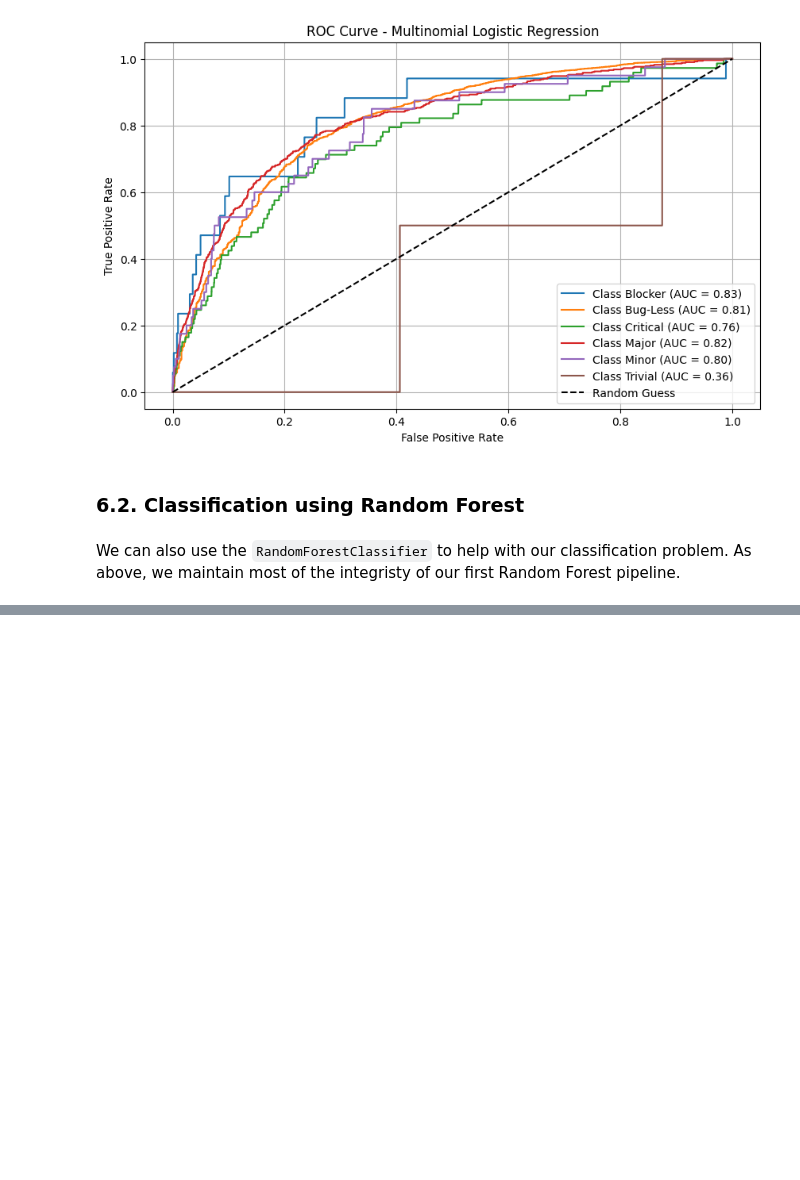
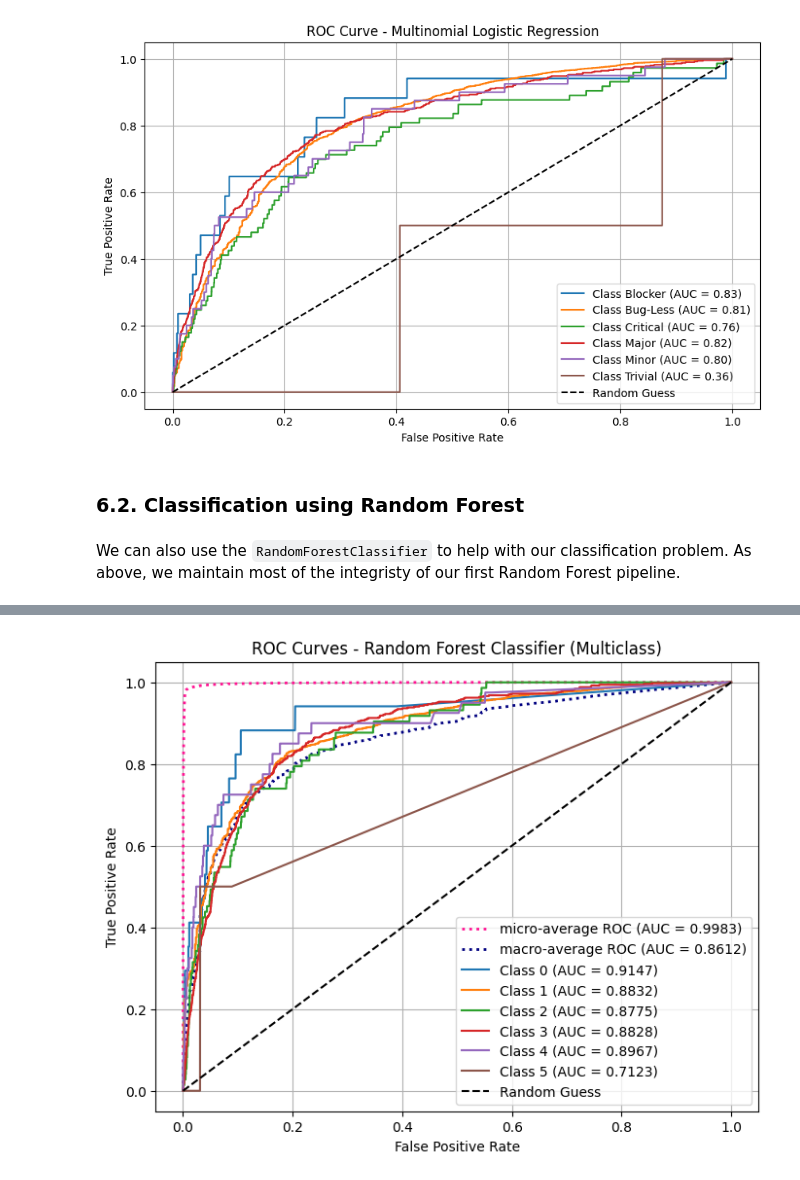
Before and after one commit to NicolasRichard1997/Apache_Hive_Bug_Prediction_ML_Model, a Jupyter notebook: Data_Partion_Trainning.ipynb, the cells around one changed output, grey strips where cells are left out. Saved outputs shown, nothing was run; the diff lists cells and outputs as text; code cells hidden in the pictures; blank space fills up the shorter version.

Commit message:
Finished Execution ofTrainninf Notebook

```diff
--- a/Data_Partion_Trainning.ipynb
+++ b/Data_Partion_Trainning.ipynb
@@ -55,7 +55,7 @@ from sklearn.model_selection import StratifiedKFold, train_test_split
 # %% [markdown]
 In order to simplify repertory changes, we'll initialize two variables, containning the paths of this current repository and the path of your clone of the Apache Hive repertory.
 # %%
-project_repo = path("/home/nicolasrichard/Desktop/Apache_Hive_Bug_Prediction_ML_Model")
+project_repo = Path("/home/nicolasrichard/Desktop/Apache_Hive_Bug_Prediction_ML_Model")
 # %%
 def extract_version(filename):
     file_part = filename.split('/')[-1]
@@ -947,0 +872,80 @@ Error:
+# %%
+from sklearn.ensemble import RandomForestClassifier
+from sklearn.preprocessing import StandardScaler, label_binarize
+from sklearn.metrics import classification_report, roc_auc_score, roc_curve
+import numpy as np
+import matplotlib.pyplot as plt
+
+# Scale the data
+scaler = StandardScaler()
+X_train_scaled = scaler.fit_transform(X_train)
+X_test_scaled = scaler.transform(X_test)
+
+# Initialize and fit the model
+classification_model = RandomForestClassifier(
+    n_estimators=1000,
+    max_depth=100,
+    min_samples_split=5,
+    min_samples_leaf=5,
+    max_features='sqrt',
+    bootstrap=True,
+    n_jobs=-1,
+    random_state=42
+)
+classification_model.fit(X_train_scaled, y_train)
+
+y_pred = classification_model.predict(X_test_scaled)
+
+print("\nClassification Report (Multiclass):")
+print(classification_report(y_test, y_pred, digits=4))
+
+y_pred_proba = classification_model.predict_proba(X_test_scaled)
+
+n_classes = y_pred_proba.shape[1]
+classes = np.unique(y_test)
+
+y_test_binarized = label_binarize(y_test, classes=classes)
+
+fpr = dict()
+tpr = dict()
+roc_auc_class = dict()
+
+for i in range(n_classes):
+    fpr[i], tpr[i], _ = roc_curve(y_test_binarized[:, i], y_pred_proba[:, i])
+    roc_auc_class[i] = roc_auc_score(y_test_binarized[:, i], y_pred_proba[:, i])
+
+fpr["micro"], tpr["micro"], _ = roc_curve(y_test_binarized.ravel(), y_pred_proba.ravel())
+roc_auc_class["micro"] = roc_auc_score(y_test_binarized, y_pred_proba, average="micro")
+
+all_fpr = np.unique(np.concatenate([fpr[i] for i in range(n_classes)]))
+mean_tpr = np.zeros_like(all_fpr)
+for i in range(n_classes):
+    mean_tpr += np.interp(all_fpr, fpr[i], tpr[i])
+mean_tpr /= n_classes
+
+fpr["macro"] = all_fpr
+tpr["macro"] = mean_tpr
+roc_auc_class["macro"] = roc_auc_score(y_test_binarized, y_pred_proba, average="macro")
+
+print(f"\n\n\nROC AUC Score: {roc_auc_class['macro']:.4f}")
+
+plt.figure(figsize=(8, 6))
+plt.plot(fpr["micro"], tpr["micro"],
+         label=f'micro-average ROC (AUC = {roc_auc_class["micro"]:.4f})',
+         color='deeppink', linestyle=':', linewidth=2)
+
+plt.plot(fpr["macro"], tpr["macro"],
+         label=f'macro-average ROC (AUC = {roc_auc_class["macro"]:.4f})',
+         color='navy', linestyle=':', linewidth=2)
+
+for i in range(n_classes):
+    plt.plot(fpr[i], tpr[i], label=f'Class {classes[i]} (AUC = {roc_auc_class[i]:.4f})')
+
+plt.plot([0, 1], [0, 1], color='black', linestyle='--', label='Random Guess')
+plt.xlabel("False Positive Rate")
+plt.ylabel("True Positive Rate")
+plt.title("ROC Curves - Random Forest Classifier (Multiclass)")
+plt.legend(loc="lower right")
+plt.grid(True)
+plt.show()
+# %% [output]
@@ -947,0 +966 @@ Error:
+[figure, added]
```
Also changed, not shown: parts of 4 cells of this notebook.
